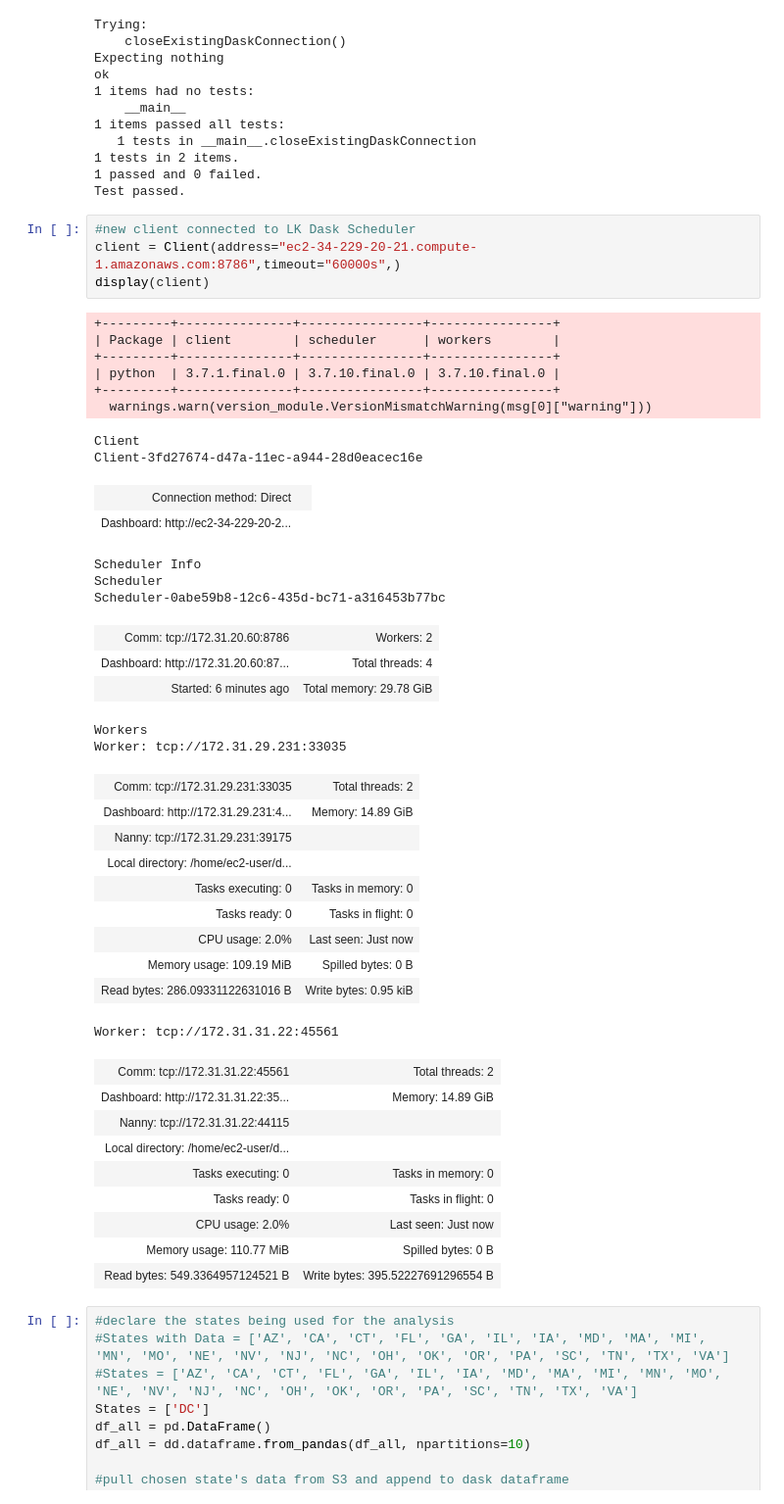
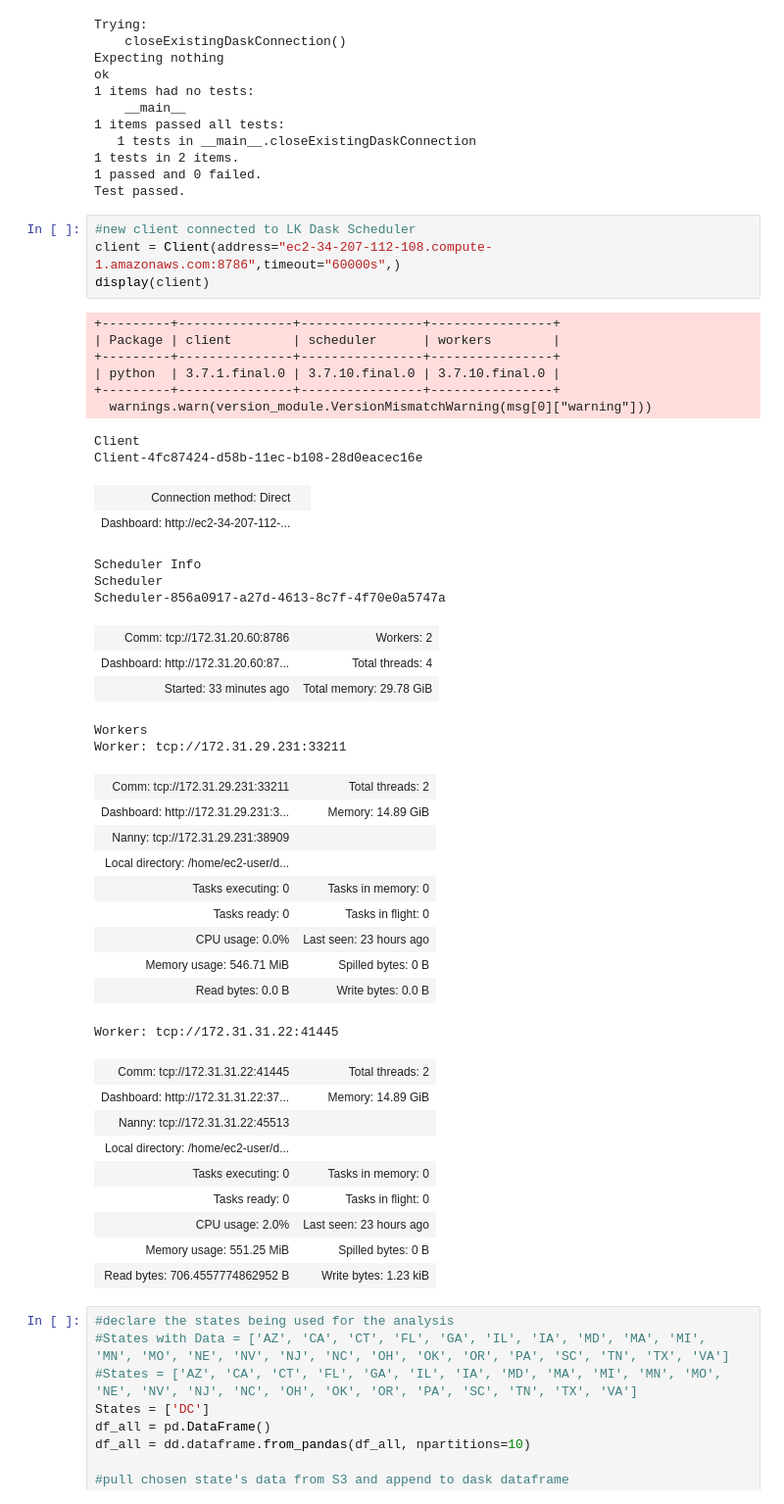
Before and after one commit to conochur/DATA605-Housing-Data-Project, a Jupyter notebook: Final_Script_AWS_scaled.ipynb, the cells around one changed output. Shown: that part at 98% size. Saved outputs shown, nothing was run; the diff lists cells and outputs as text.

```diff
--- a/Final_Script_AWS_scaled.ipynb
+++ b/Final_Script_AWS_scaled.ipynb
@@ -59,46 +59,46 @@ ok
 Test passed.
 # %%
 #new client connected to LK Dask Scheduler
-client = Client(address="ec2-34-229-20-21.compute-1.amazonaws.com:8786",timeout="60000s",)
+client = Client(address="ec2-34-207-112-108.compute-1.amazonaws.com:8786",timeout="60000s",)
 display(client)
 # %% [output]
 +---------+---------------+----------------+----------------+
 | Package | client        | scheduler      | workers        |
 +---------+---------------+----------------+----------------+
 | python  | 3.7.1.final.0 | 3.7.10.final.0 | 3.7.10.final.0 |
 +---------+---------------+----------------+----------------+
   warnings.warn(version_module.VersionMismatchWarning(msg[0]["warning"]))
 Client
-Client-3fd27674-d47a-11ec-a944-28d0eacec16e
+Client-4fc87424-d58b-11ec-b108-28d0eacec16e
 | Connection method: Direct |  |
-| Dashboard: http://ec2-34-229-20-2... |  |
+| Dashboard: http://ec2-34-207-112-... |  |
 Scheduler Info
 Scheduler
-Scheduler-0abe59b8-12c6-435d-bc71-a316453b77bc
+Scheduler-856a0917-a27d-4613-8c7f-4f70e0a5747a
 | Comm: tcp://172.31.20.60:8786 | Workers: 2 |
 | Dashboard: http://172.31.20.60:87... | Total threads: 4 |
-| Started: 6 minutes ago | Total memory: 29.78 GiB |
+| Started: 33 minutes ago | Total memory: 29.78 GiB |
 Workers
-Worker: tcp://172.31.29.231:33035
+Worker: tcp://172.31.29.231:33211
-| Comm: tcp://172.31.29.231:33035 | Total threads: 2 |
-| Dashboard: http://172.31.29.231:4... | Memory: 14.89 GiB |
-| Nanny: tcp://172.31.29.231:39175 |  |
+| Comm: tcp://172.31.29.231:33211 | Total threads: 2 |
+| Dashboard: http://172.31.29.231:3... | Memory: 14.89 GiB |
+| Nanny: tcp://172.31.29.231:38909 |  |
 | Local directory: /home/ec2-user/d... |  |
 | Tasks executing: 0 | Tasks in memory: 0 |
 | Tasks ready: 0 | Tasks in flight: 0 |
-| CPU usage: 2.0% | Last seen: Just now |
-| Memory usage: 109.19 MiB | Spilled bytes: 0 B |
-| Read bytes: 286.09331122631016 B | Write bytes: 0.95 kiB |
+| CPU usage: 0.0% | Last seen: 23 hours ago |
+| Memory usage: 546.71 MiB | Spilled bytes: 0 B |
+| Read bytes: 0.0 B | Write bytes: 0.0 B |
-Worker: tcp://172.31.31.22:45561
+Worker: tcp://172.31.31.22:41445
-| Comm: tcp://172.31.31.22:45561 | Total threads: 2 |
-| Dashboard: http://172.31.31.22:35... | Memory: 14.89 GiB |
-| Nanny: tcp://172.31.31.22:44115 |  |
+| Comm: tcp://172.31.31.22:41445 | Total threads: 2 |
+| Dashboard: http://172.31.31.22:37... | Memory: 14.89 GiB |
+| Nanny: tcp://172.31.31.22:45513 |  |
 | Local directory: /home/ec2-user/d... |  |
 | Tasks executing: 0 | Tasks in memory: 0 |
 | Tasks ready: 0 | Tasks in flight: 0 |
-| CPU usage: 2.0% | Last seen: Just now |
-| Memory usage: 110.77 MiB | Spilled bytes: 0 B |
-| Read bytes: 549.3364957124521 B | Write bytes: 395.52227691296554 B |
+| CPU usage: 2.0% | Last seen: 23 hours ago |
+| Memory usage: 551.25 MiB | Spilled bytes: 0 B |
+| Read bytes: 706.4557774862952 B | Write bytes: 1.23 kiB |
 # %%
 #declare the states being used for the analysis
 #States with Data = ['AZ', 'CA', 'CT', 'FL', 'GA', 'IL', 'IA', 'MD', 'MA', 'MI', 'MN', 'MO', 'NE', 'NV', 'NJ', 'NC', 'OH', 'OK', 'OR', 'PA', 'SC', 'TN', 'TX', 'VA']
```
Also changed, not shown: parts of 16 cells of this notebook.
